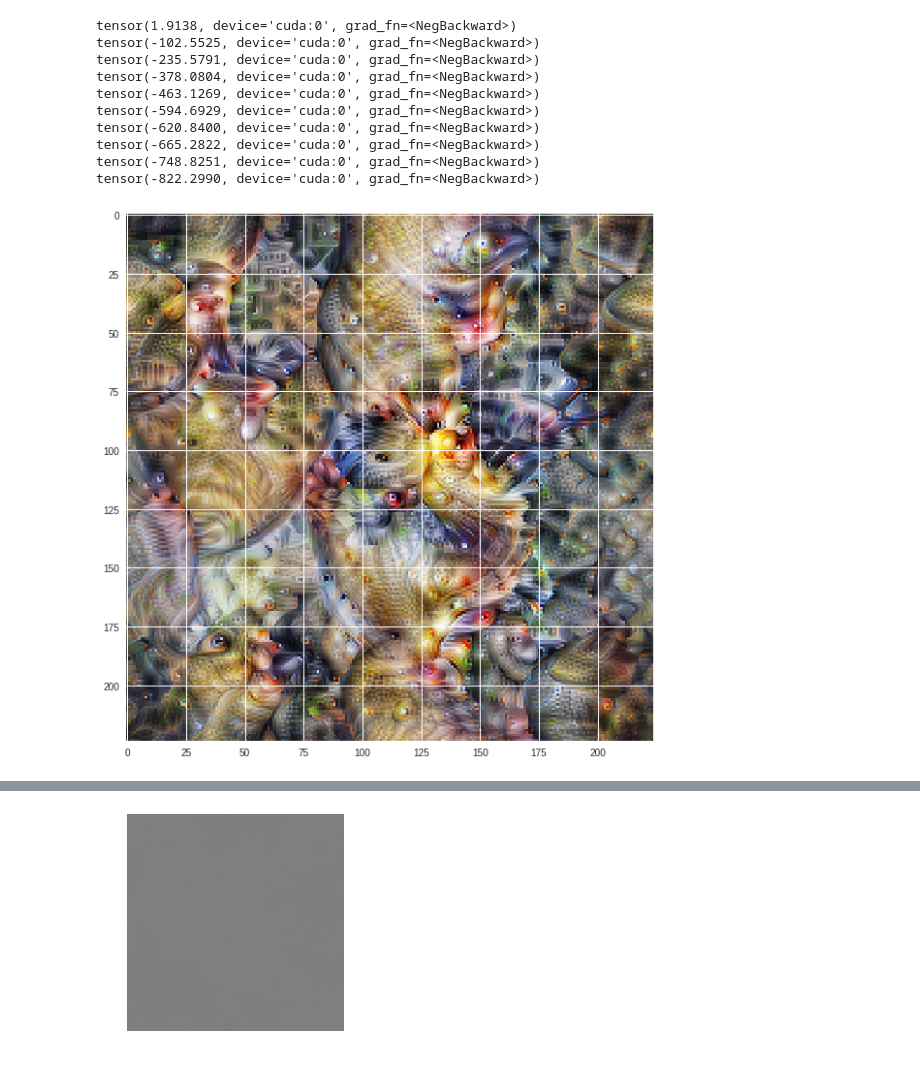
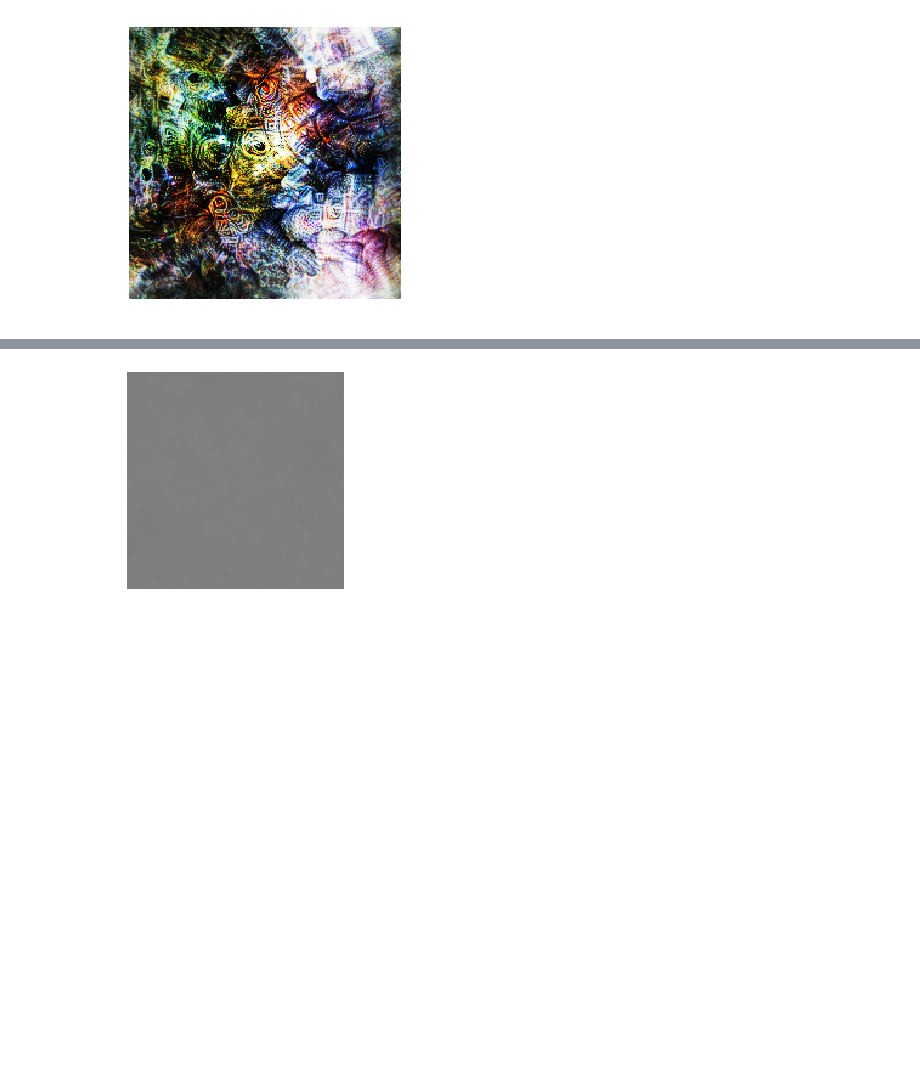
Before and after one commit to justinpinkney/sumie, a Jupyter notebook: docs/im_opt.ipynb, the cells around one changed output, grey strips where cells are left out. Saved outputs shown, nothing was run; the diff lists cells and outputs as text; code cells hidden in the pictures; blank space fills up the shorter version.

```diff
--- a/docs/im_opt.ipynb
+++ b/docs/im_opt.ipynb
@@ -29,5 +13,4 @@ import sumie.montage
 # %%
-model = torchvision.models.vgg16(pretrained=True).eval()
-model.features[-1] = torch.nn.AdaptiveMaxPool2d((7, 7))
+model = torchvision.models.inception_v3(pretrained=True, transform_input=False).eval()
 model
 # %% [output]
@@ -50,41 +33,17 @@ VGG(
 )
-# %%
-im = sumie.sumie.Image(224, transforms=
-              [sumie.transforms.PositionJitter(8),
-              sumie.transforms.Normalise()]
-            )
-
-device = 'cuda'
-im.to(device)
-model.to(device)
-optimiser = torch.optim.Adam(im.parameters(), lr=0.05)
-steps = 100
-#channel = sumie.objectives.ConvChannel(model.features[28], 111)
-animation = torch.zeros(100, 3, 224, 224)
-channel = sumie.objectives.Linear(model.classifier[6], 0)
-for i in range(steps):
-    optimiser.zero_grad()
-    out = model(im())
-
-    loss = -channel.objective
-    if i % (steps/10) == 0:
-        print(loss)
-    loss.backward()
-
-    animation[i,:,:,:] = im.get_image().detach()
-    optimiser.step()
-
-fig = plt.figure(figsize=(10,10))
-sumie.montage.show(255*im.get_image().cpu())
-# %% [output]
-tensor(1.9138, device='cuda:0', grad_fn=<NegBackward>)
-tensor(-102.5525, device='cuda:0', grad_fn=<NegBackward>)
-tensor(-235.5791, device='cuda:0', grad_fn=<NegBackward>)
-tensor(-378.0804, device='cuda:0', grad_fn=<NegBackward>)
-tensor(-463.1269, device='cuda:0', grad_fn=<NegBackward>)
-tensor(-594.6929, device='cuda:0', grad_fn=<NegBackward>)
-tensor(-620.8400, device='cuda:0', grad_fn=<NegBackward>)
-tensor(-665.2822, device='cuda:0', grad_fn=<NegBackward>)
-tensor(-748.8251, device='cuda:0', grad_fn=<NegBackward>)
-tensor(-822.2990, device='cuda:0', grad_fn=<NegBackward>)
-[figure, removed]
+# %%
+im = sumie.Image(224, transforms=
+              [sumie.transforms.PositionJitter(8),
+              sumie.transforms.Normalise()]
+            )
+
+device = 'cuda'
+im.to(device)
+model.to(device)
+opt = sumie.Optimiser()
+channel = sumie.objectives.ConvChannel(model.Mixed_7c.branch_pool.conv, 0)
+
+opt.run(im, model, channel, iterations=200)
+sumie.vis.show(im.get_image())
+# %% [output]
+[figure, added]
```
Also changed, not shown: parts of 5 cells of this notebook, 4 other files.
